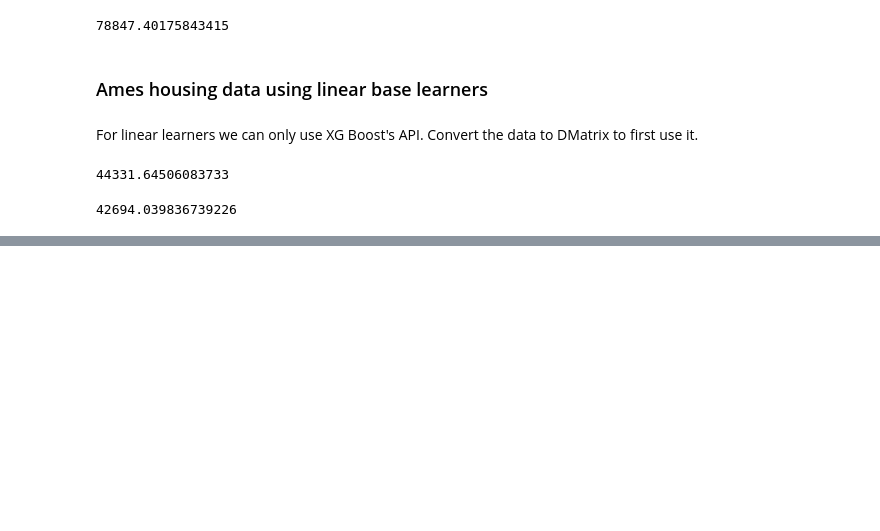
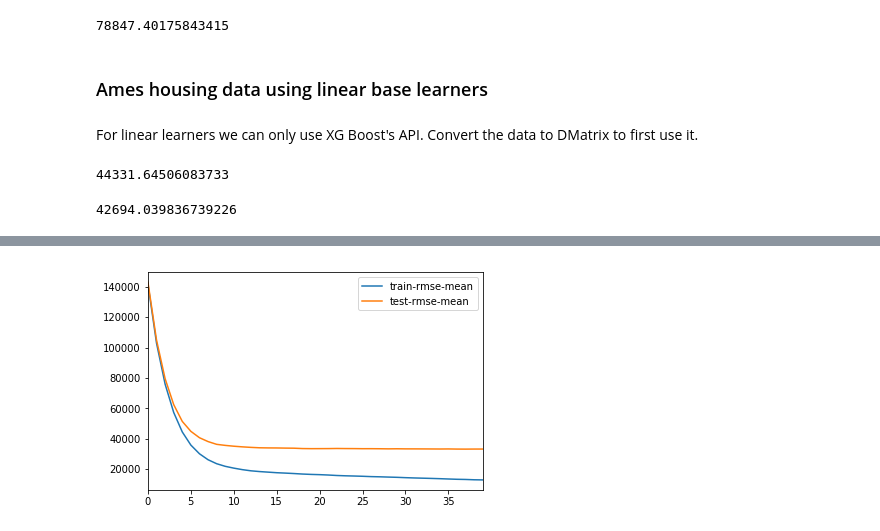
Before and after one commit to sushant2811/NLPandDeepLearning, a Jupyter notebook: XGBoost.ipynb, the cells around one changed output, grey strips where cells are left out. Saved outputs shown, nothing was run; the diff lists cells and outputs as text; code cells hidden in the pictures; blank space fills up the shorter version.

```diff
--- a/XGBoost.ipynb
+++ b/XGBoost.ipynb
@@ -84,0 +87,5 @@ np.sqrt(mean_squared_error(y_train, pred_linear_train))
+# %%
+housing_dmatrix = xgb.DMatrix(data=dfAmes.iloc[:, :-1], label=dfAmes.iloc[:, -1])
+# %%
+cv_results = xgb.cv(dtrain=housing_dmatrix, params={"objective":"reg:linear", "max_depth":4}, nfold=4, \
+                   num_boost_round=40, metrics="rmse", as_pandas=True, seed=123);
@@ -84,0 +114,4 @@ np.sqrt(mean_squared_error(y_train, pred_linear_train))
+# %%
+cv_results.plot(y = ['train-rmse-mean', 'test-rmse-mean']);
+# %% [output]
+[figure, added]
```
Also changed, not shown: parts of 8 cells of this notebook.
